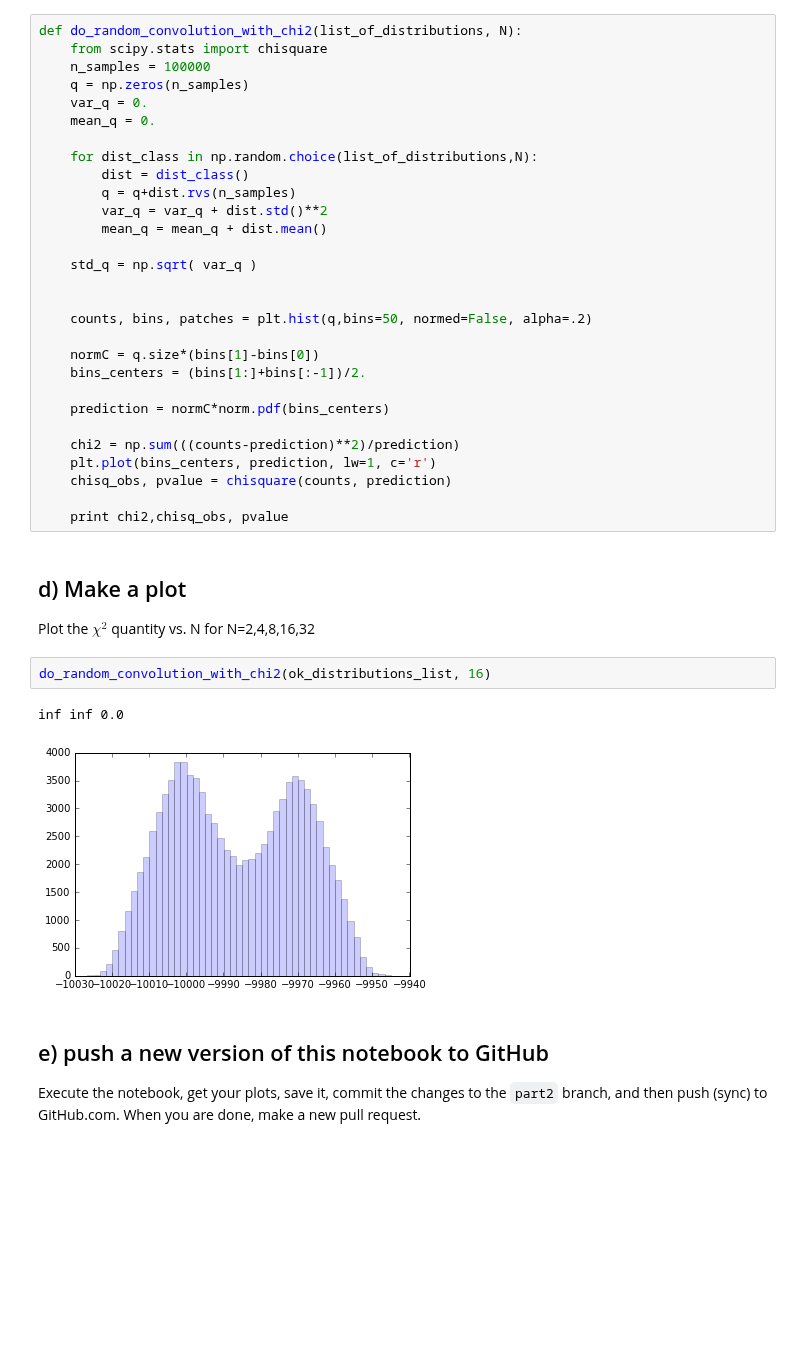
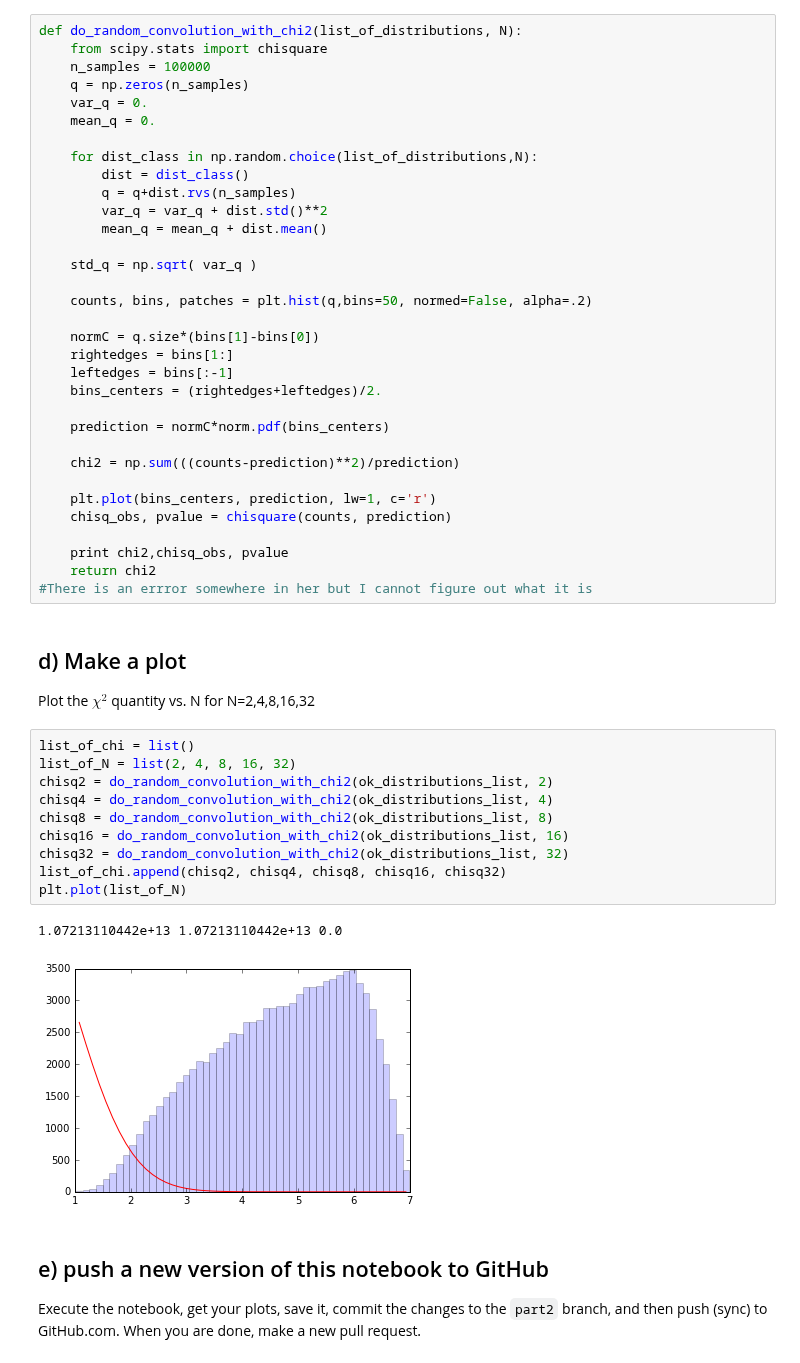
Before and after one commit to cranmer/intro-exp-phys-II, a Jupyter notebook: Central-Limit-Theorem.ipynb, the cells around one changed output. Saved outputs shown, nothing was run; the diff lists cells and outputs as text; blank space fills up the shorter version.

```diff
--- a/Central-Limit-Theorem.ipynb
+++ b/Central-Limit-Theorem.ipynb
@@ -330,28 +330,40 @@ def do_random_convolution_with_chi2(list_of_distributions, N):
 
     std_q = np.sqrt( var_q )
 
-
     counts, bins, patches = plt.hist(q,bins=50, normed=False, alpha=.2)
 
     normC = q.size*(bins[1]-bins[0])
-    bins_centers = (bins[1:]+bins[:-1])/2.
+    rightedges = bins[1:]
+    leftedges = bins[:-1]
+    bins_centers = (rightedges+leftedges)/2.
 
     prediction = normC*norm.pdf(bins_centers)
 
     chi2 = np.sum(((counts-prediction)**2)/prediction)
+
     plt.plot(bins_centers, prediction, lw=1, c='r')
     chisq_obs, pvalue = chisquare(counts, prediction)
 
     print chi2,chisq_obs, pvalue
+    return chi2
+#There is an errror somewhere in her but I cannot figure out what it is
 # %% [markdown]
 ## d) Make a plot
 
 Plot the $\chi^2$ quantity vs. N for N=2,4,8,16,32
-# %%
-do_random_convolution_with_chi2(ok_distributions_list, 16)
-# %% [output]
-inf inf 0.0
-[figure, removed]
+# %%
+list_of_chi = list()
+list_of_N = list(2, 4, 8, 16, 32)
+chisq2 = do_random_convolution_with_chi2(ok_distributions_list, 2)
+chisq4 = do_random_convolution_with_chi2(ok_distributions_list, 4)
+chisq8 = do_random_convolution_with_chi2(ok_distributions_list, 8)
+chisq16 = do_random_convolution_with_chi2(ok_distributions_list, 16)
+chisq32 = do_random_convolution_with_chi2(ok_distributions_list, 32)
+list_of_chi.append(chisq2, chisq4, chisq8, chisq16, chisq32)
+plt.plot(list_of_N)
+# %% [output]
+1.07213110442e+13 1.07213110442e+13 0.0
+[figure, added]
 # %% [markdown]
 ## e) push a new version of this notebook to GitHub
 
```
Also changed, not shown: parts of 3 cells of this notebook.
